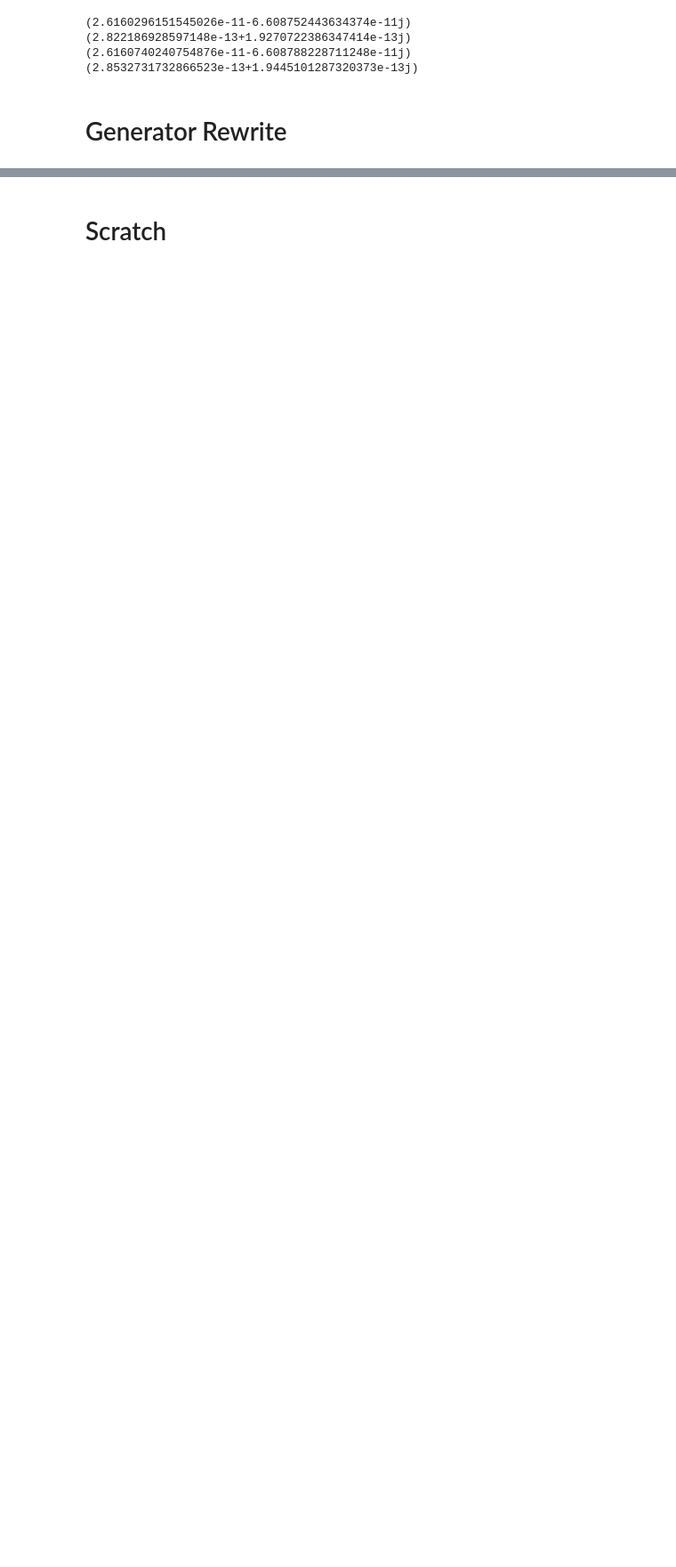
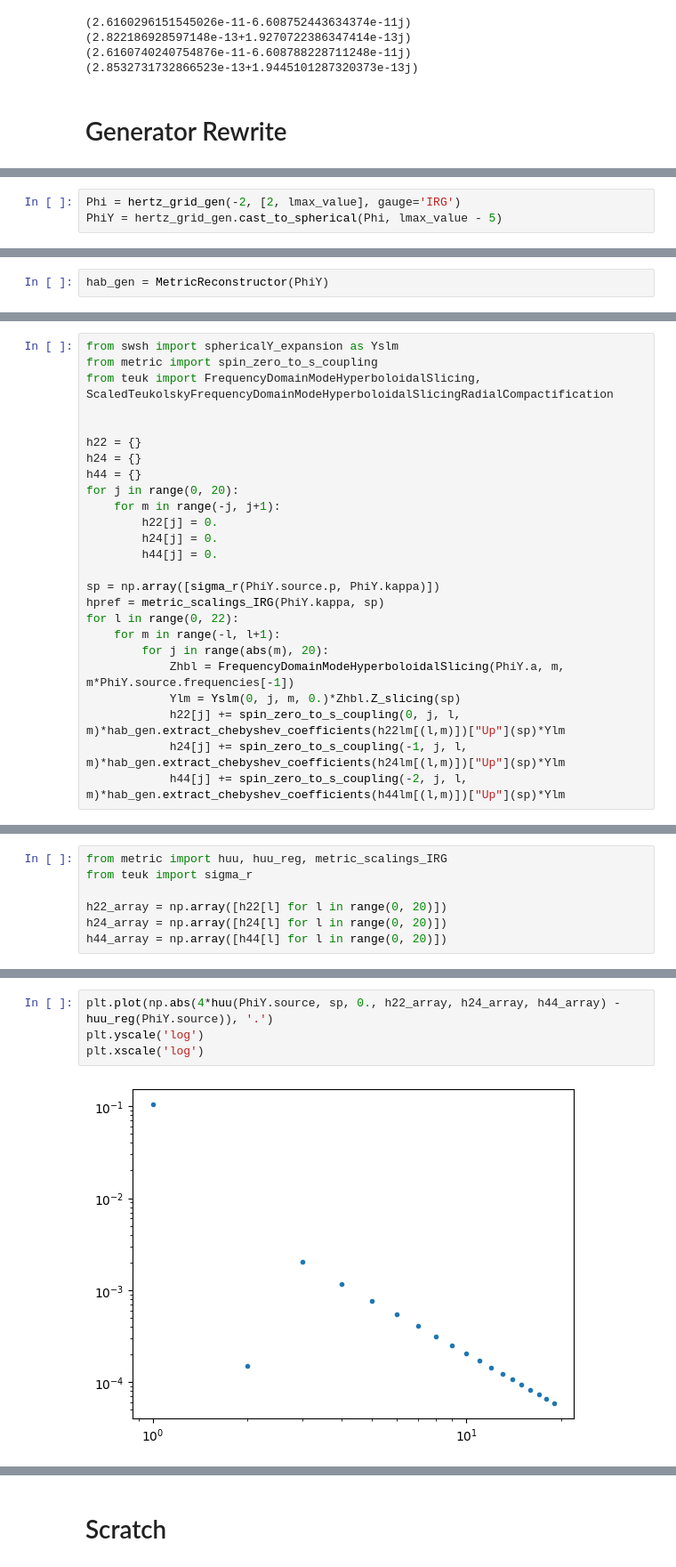
Before and after one commit to znasipak/hbl-teukolsky, a Jupyter notebook: scratch.ipynb, the cells around one changed output, grey strips where cells are left out. Shown at 89% size. Saved outputs shown, nothing was run; the diff lists cells and outputs as text; blank space fills up the shorter version.

```diff
--- a/scratch.ipynb
+++ b/scratch.ipynb
@@ -410,0 +447,3 @@ teuk.Rslm["In"](teuk.Rslm.sigma_r(teuk.Rslm.horizon + 0.001), slicing = "time")
+# %%
+Phi = hertz_grid_gen(-2, [2, lmax_value], gauge='IRG')
+PhiY = hertz_grid_gen.cast_to_spherical(Phi, lmax_value - 5)
@@ -410,0 +452,2 @@ teuk.Rslm["In"](teuk.Rslm.sigma_r(teuk.Rslm.horizon + 0.001), slicing = "time")
+# %%
+hab_gen = MetricReconstructor(PhiY)
@@ -410,0 +471,25 @@ teuk.Rslm["In"](teuk.Rslm.sigma_r(teuk.Rslm.horizon + 0.001), slicing = "time")
+# %%
+from swsh import sphericalY_expansion as Yslm
+from metric import spin_zero_to_s_coupling
+from teuk import FrequencyDomainModeHyperboloidalSlicing, ScaledTeukolskyFrequencyDomainModeHyperboloidalSlicingRadialCompactification
+
+
+h22 = {}
+h24 = {}
+h44 = {}
+for j in range(0, 20):
+    for m in range(-j, j+1):
+        h22[j] = 0.
+        h24[j] = 0.
+        h44[j] = 0.
+
+sp = np.array([sigma_r(PhiY.source.p, PhiY.kappa)])
+hpref = metric_scalings_IRG(PhiY.kappa, sp)
+for l in range(0, 22):
+    for m in range(-l, l+1):
+        for j in range(abs(m), 20):
+            Zhbl = FrequencyDomainModeHyperboloidalSlicing(PhiY.a, m, m*PhiY.source.frequencies[-1])
+            Ylm = Yslm(0, j, m, 0.)*Zhbl.Z_slicing(sp)
+            h22[j] += spin_zero_to_s_coupling(0, j, l, m)*hab_gen.extract_chebyshev_coefficients(h22lm[(l,m)])["Up"](sp)*Ylm
+            h24[j] += spin_zero_to_s_coupling(-1, j, l, m)*hab_gen.extract_chebyshev_coefficients(h24lm[(l,m)])["Up"](sp)*Ylm
+            h44[j] += spin_zero_to_s_coupling(-2, j, l, m)*hab_gen.extract_chebyshev_coefficients(h44lm[(l,m)])["Up"](sp)*Ylm
@@ -410,0 +511,7 @@ teuk.Rslm["In"](teuk.Rslm.sigma_r(teuk.Rslm.horizon + 0.001), slicing = "time")
+# %%
+from metric import huu, huu_reg, metric_scalings_IRG
+from teuk import sigma_r
+
+h22_array = np.array([h22[l] for l in range(0, 20)])
+h24_array = np.array([h24[l] for l in range(0, 20)])
+h44_array = np.array([h44[l] for l in range(0, 20)])
@@ -410,0 +546,6 @@ teuk.Rslm["In"](teuk.Rslm.sigma_r(teuk.Rslm.horizon + 0.001), slicing = "time")
+# %%
+plt.plot(np.abs(4*huu(PhiY.source, sp, 0., h22_array, h24_array, h44_array) - huu_reg(PhiY.source)), '.')
+plt.yscale('log')
+plt.xscale('log')
+# %% [output]
+[figure, added]
```
Also changed, not shown: parts of 40 cells of this notebook, 10 other files.
